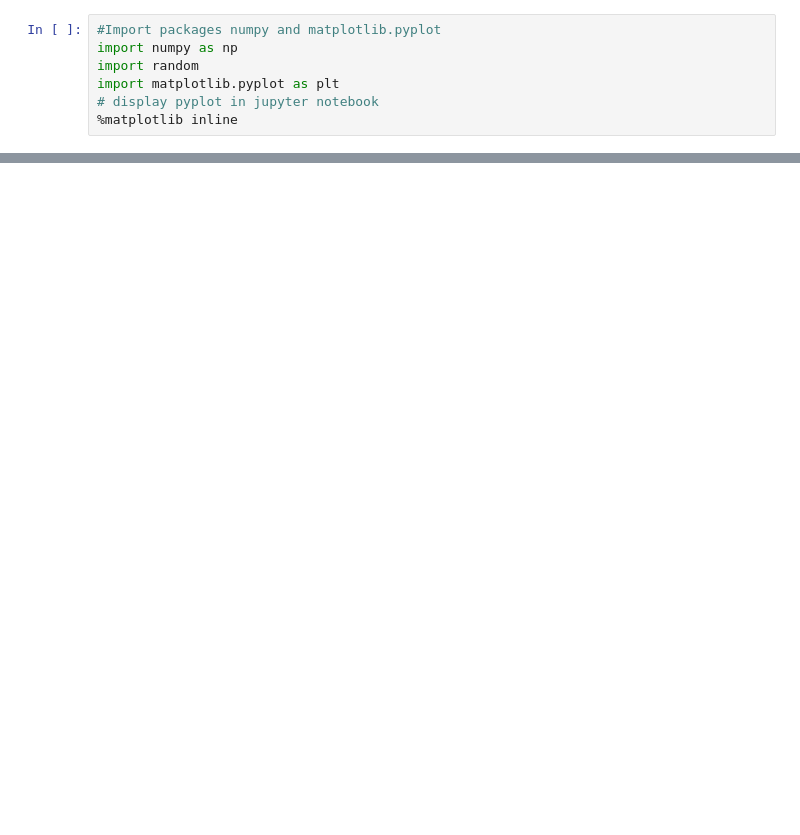
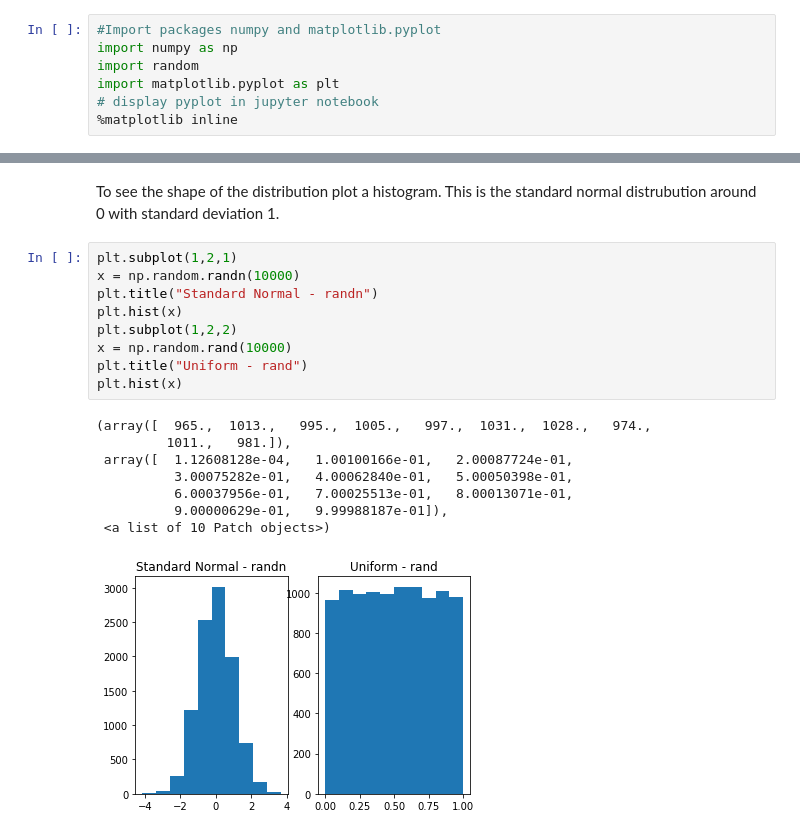
Before and after one commit to Osheah/p4da-numpy-random, a Jupyter notebook: numpy-random.ipynb, the cells around one changed output, grey strips where cells are left out. Drawn from its saved outputs; the diff is of its cells as text; blank space fills up the shorter version.

```diff
--- a/numpy-random.ipynb
+++ b/numpy-random.ipynb
@@ -300,0 +188,20 @@ bytes takes non negative integer inputs and outputs randomly byte strings. outpu
+# %% [markdown]
+To see the shape of the distribution plot a histogram. This is the standard normal distrubution around 0 with standard deviation 1.
+# %%
+plt.subplot(1,2,1)
+x = np.random.randn(10000)
+plt.title("Standard Normal - randn")
+plt.hist(x)
+plt.subplot(1,2,2)
+x = np.random.rand(10000)
+plt.title("Uniform - rand")
+plt.hist(x)
+# %% [output]
+(array([  965.,  1013.,   995.,  1005.,   997.,  1031.,  1028.,   974.,
+         1011.,   981.]),
+ array([  1.12608128e-04,   1.00100166e-01,   2.00087724e-01,
+          3.00075282e-01,   4.00062840e-01,   5.00050398e-01,
+          6.00037956e-01,   7.00025513e-01,   8.00013071e-01,
+          9.00000629e-01,   9.99988187e-01]),
+ <a list of 10 Patch objects>)
+[figure, added]
```
Also changed, not shown: parts of 78 cells of this notebook, 3 other files.
